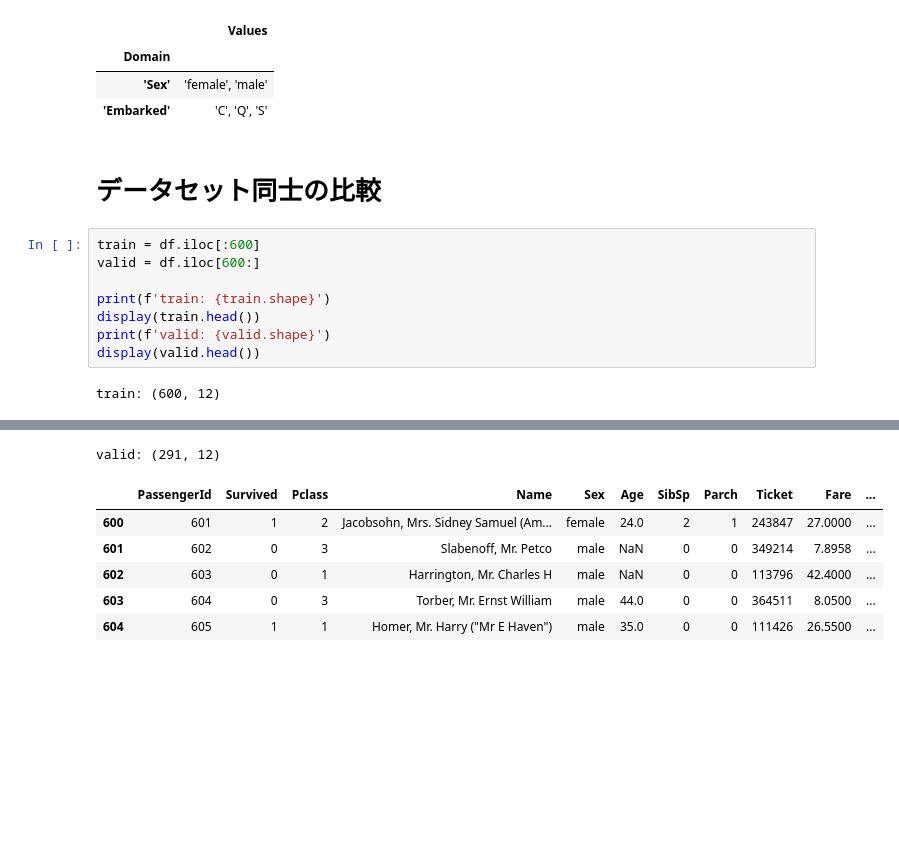
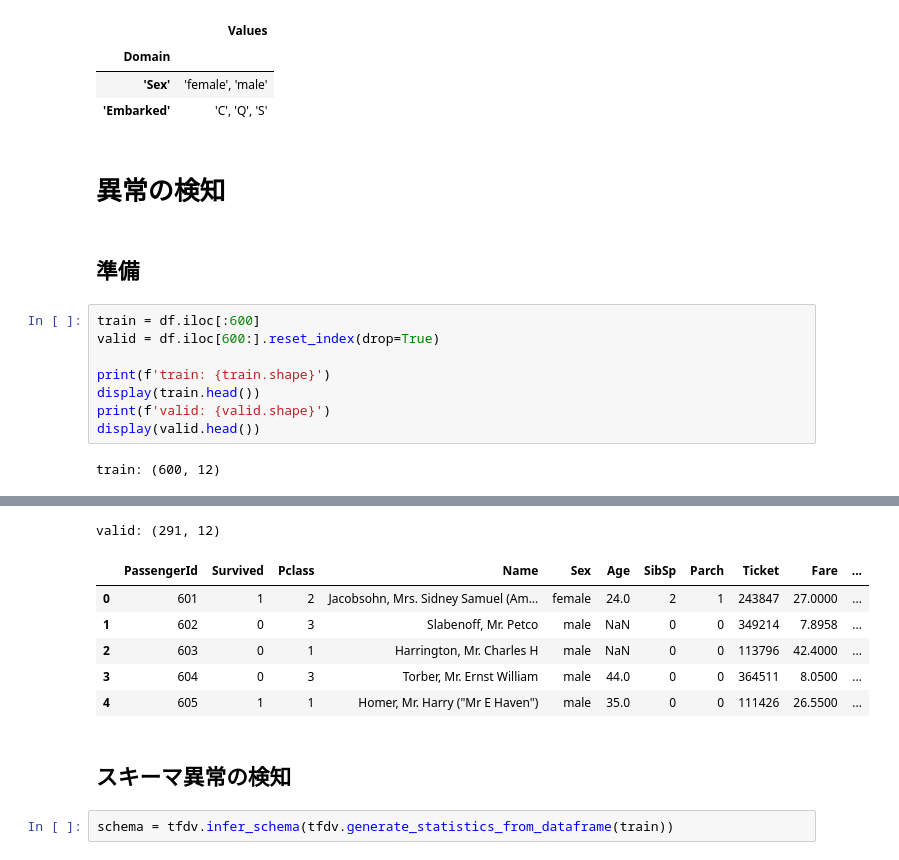
Before and after one commit to ken0407/tfdv_practice, a Jupyter notebook: tensorflow-data-validation.ipynb, the cells around one changed output, grey strips where cells are left out. Cells and saved outputs as stored; diff of their text form; blank space fills up the shorter version.

```diff
--- a/tensorflow-data-validation.ipynb
+++ b/tensorflow-data-validation.ipynb
@@ -120,27 +130,33 @@ tfdv.display_schema(schema)
 | 'Sex' | 'female', 'male' |
 | 'Embarked' | 'C', 'Q', 'S' |
 # %% [markdown]
-# データセット同士の比較
+# 異常の検知
+# %% [markdown]
+## 準備
 # %%
 train = df.iloc[:600]
-valid = df.iloc[600:]
+valid = df.iloc[600:].reset_index(drop=True)
 
 print(f'train: {train.shape}')
 display(train.head())
 print(f'valid: {valid.shape}')
 display(valid.head())
 # %% [output]
 train: (600, 12)
 |  | PassengerId | Survived | Pclass | Name | Sex | Age | SibSp | Parch | Ticket | Fare | ... |
 | 0 | 1 | 0 | 3 | Braund, Mr. Owen Harris | male | 22.0 | 1 | 0 | A/5 21171 | 7.2500 | ... |
 | 1 | 2 | 1 | 1 | Cumings, Mrs. John Bradley (Flore... | female | 38.0 | 1 | 0 | PC 17599 | 71.2833 | ... |
 | 2 | 3 | 1 | 3 | Heikkinen, Miss. Laina | female | 26.0 | 0 | 0 | STON/O2. 3101282 | 7.9250 | ... |
 | 3 | 4 | 1 | 1 | Futrelle, Mrs. Jacques Heath (Lil... | female | 35.0 | 1 | 0 | 113803 | 53.1000 | ... |
 | 4 | 5 | 0 | 3 | Allen, Mr. William Henry | male | 35.0 | 0 | 0 | 373450 | 8.0500 | ... |
 valid: (291, 12)
 |  | PassengerId | Survived | Pclass | Name | Sex | Age | SibSp | Parch | Ticket | Fare | ... |
-| 600 | 601 | 1 | 2 | Jacobsohn, Mrs. Sidney Samuel (Am... | female | 24.0 | 2 | 1 | 243847 | 27.0000 | ... |
-| 601 | 602 | 0 | 3 | Slabenoff, Mr. Petco | male | NaN | 0 | 0 | 349214 | 7.8958 | ... |
-| 602 | 603 | 0 | 1 | Harrington, Mr. Charles H | male | NaN | 0 | 0 | 113796 | 42.4000 | ... |
-| 603 | 604 | 0 | 3 | Torber, Mr. Ernst William | male | 44.0 | 0 | 0 | 364511 | 8.0500 | ... |
-| 604 | 605 | 1 | 1 | Homer, Mr. Harry ("Mr E Haven") | male | 35.0 | 0 | 0 | 111426 | 26.5500 | ... |
+| 0 | 601 | 1 | 2 | Jacobsohn, Mrs. Sidney Samuel (Am... | female | 24.0 | 2 | 1 | 243847 | 27.0000 | ... |
+| 1 | 602 | 0 | 3 | Slabenoff, Mr. Petco | male | NaN | 0 | 0 | 349214 | 7.8958 | ... |
+| 2 | 603 | 0 | 1 | Harrington, Mr. Charles H | male | NaN | 0 | 0 | 113796 | 42.4000 | ... |
+| 3 | 604 | 0 | 3 | Torber, Mr. Ernst William | male | 44.0 | 0 | 0 | 364511 | 8.0500 | ... |
+| 4 | 605 | 1 | 1 | Homer, Mr. Harry ("Mr E Haven") | male | 35.0 | 0 | 0 | 111426 | 26.5500 | ... |
+# %% [markdown]
+## スキーマ異常の検知
+# %%
+schema = tfdv.infer_schema(tfdv.generate_statistics_from_dataframe(train))
```
Also changed, not shown: parts of 11 cells of this notebook, 2 other files.
